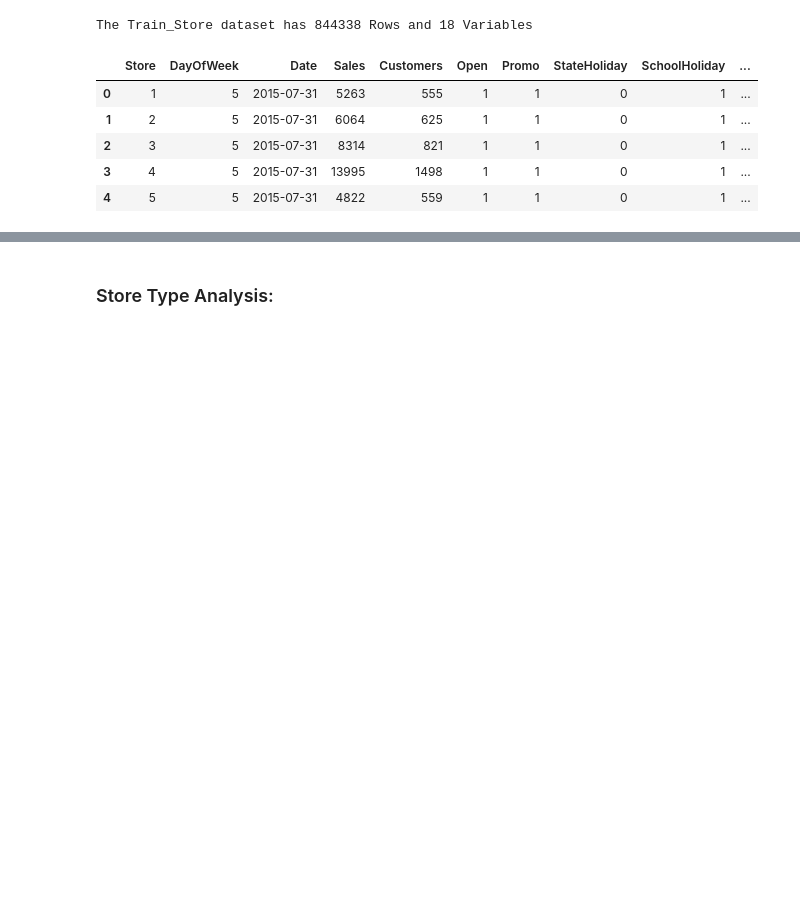
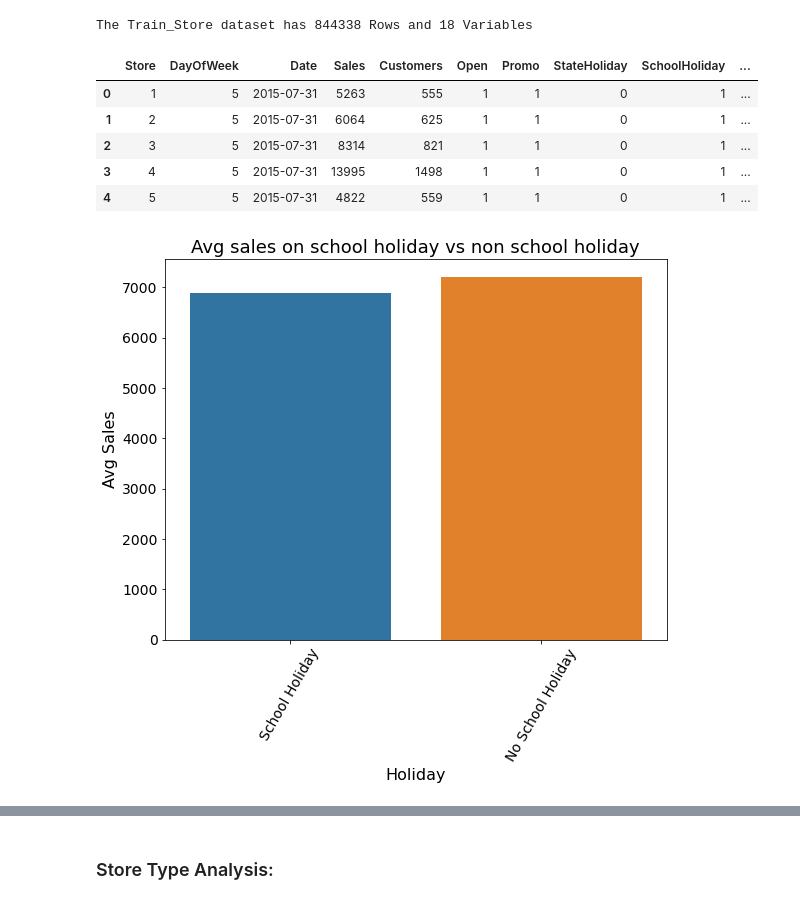
Before and after one commit to bereketkibru/Pharmaceutical-Sales-Prediction, a Jupyter notebook: notebooks/Exploration.ipynb, the cells around one changed output, grey strips where cells are left out. Drawn from its saved outputs; the diff is of its cells as text; code cells hidden in the pictures; blank space fills up the shorter version.

```diff
--- a/notebooks/Exploration.ipynb
+++ b/notebooks/Exploration.ipynb
@@ -427,3 +464,9 @@ df_train_store.to_csv('../data/CleanStoreTrain.csv',index=False)
 df_train.to_csv('../data/train.csv',index=False)
 # %%
 df_store.to_csv('../data/store.csv',index=False)
+# %%
+school_df_agg = df_train_store.groupby("SchoolHoliday").agg({"Sales": "mean"}).rename(index={0: "School Holiday", 1:"No School Holiday"})
+plot_bar(school_df_agg, school_df_agg.index, "Sales", "Avg sales on school holiday vs non school holiday",
+               "Holiday", "Avg Sales")
+# %% [output]
+[figure, added]
```
Also changed, not shown: parts of 35 cells of this notebook, 27 other files.
